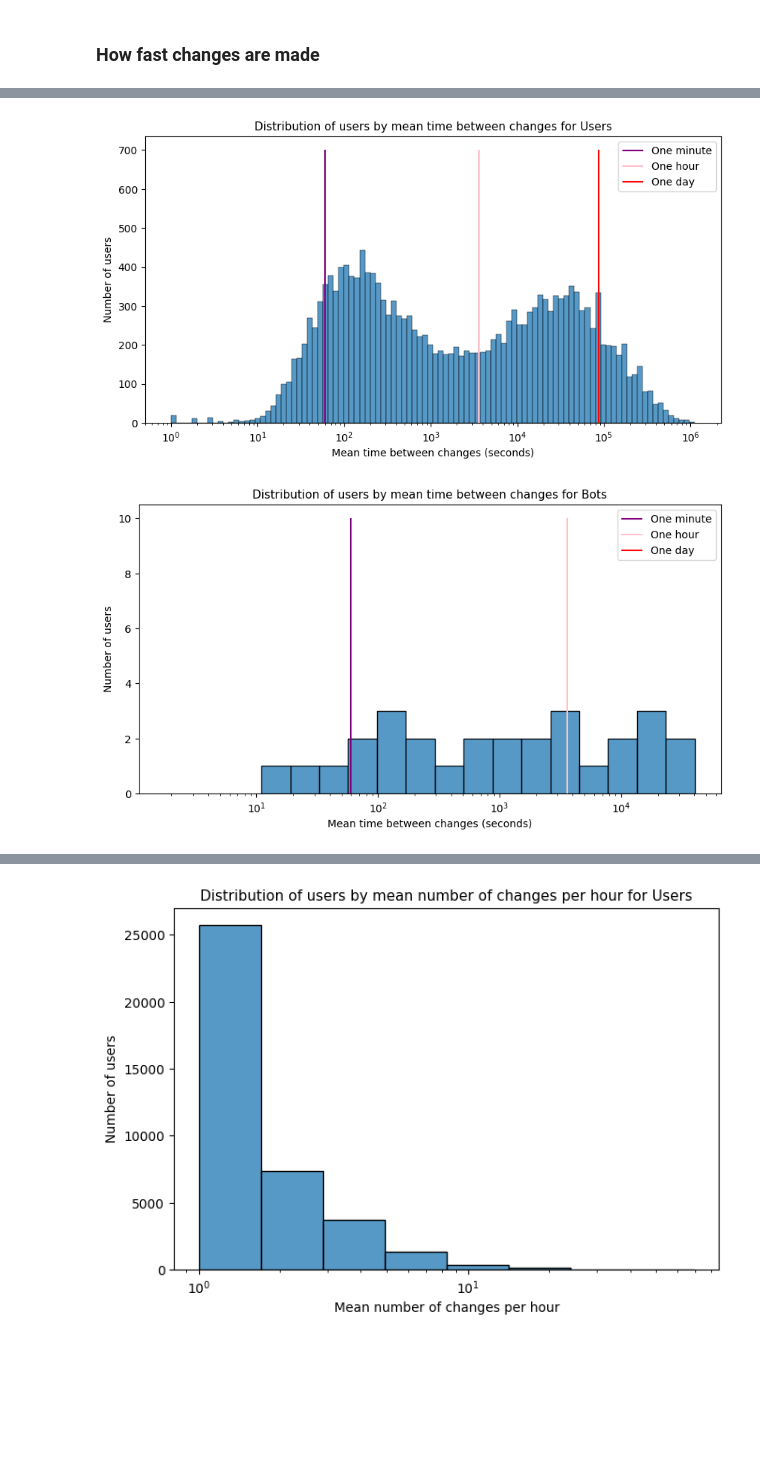
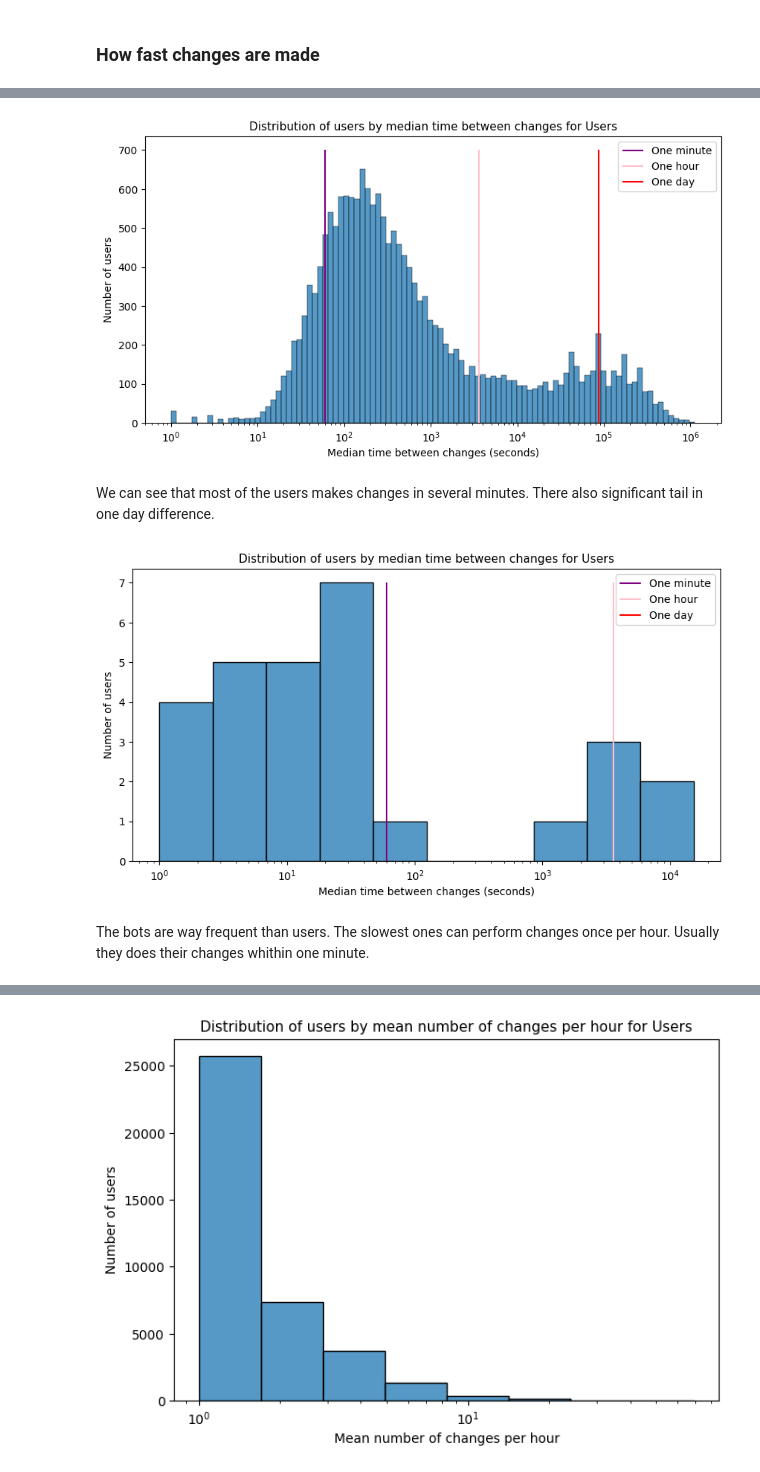
Before and after one commit to R1chrdson/bot_detection_mmdb23, a Jupyter notebook: classify_data/eda.ipynb, the cells around one changed output, grey strips where cells are left out. Cells and saved outputs as stored; diff of their text form; code cells hidden in the pictures; blank space fills up the shorter version.

```diff
--- a/classify_data/eda.ipynb
+++ b/classify_data/eda.ipynb
@@ -43,9 +79,10 @@ fig.set_size_inches(10, 5)
 # %% [markdown]
 ### How fast changes are made
 # %%
-dataset = dataset.sort_values(by=['user', 'timestamp'])
+dataset['timestamp_s'] = dataset['timestamp'].astype('datetime64[s]').astype(int)
 
-dataset['time_delta'] = dataset.groupby('user')['timestamp'].diff()
+dataset = dataset.sort_values(by=['user', 'timestamp_s'])
+dataset['time_delta'] = dataset.groupby('user').timestamp_s.diff()
 user_time_delta_data = dataset.dropna(subset=['time_delta'])
 # %%
 users_time_delta = pd.merge(
@@ -74,5 +115,6 @@ bot_series = dataset.groupby('user').bot.last()
 # %%
-users_time_delta = user_time_delta_data.groupby('user')['time_delta'].mean()
+bot_series = dataset.groupby('user')['bot'].max()
+users_time_delta = user_time_delta_data.groupby('user')['time_delta'].median()
 users_time_delta = pd.merge(users_time_delta, bot_series, left_index=True, right_index=True)
 users_time_delta['time_delta'].dropna(inplace=True)
 users_time_delta['time_delta'] = users_time_delta['time_delta'].astype('timedelta64[s]').astype(int)
@@ -80,9 +122,9 @@ users_time_delta['time_delta'] = users_time_delta['time_delta'].astype('timedelt
 users_time_delta_user = users_time_delta[users_time_delta['bot'] == False]
 
 sns.histplot(data=users_time_delta_user, x='time_delta', bins=100, log_scale=True)
-plt.title('Distribution of users by mean time between changes for Users', fontsize=11)
+plt.title('Distribution of users by median time between changes for Users', fontsize=11)
 plt.ylabel('Number of users')
-plt.xlabel('Mean time between changes (seconds)')
+plt.xlabel('Median time between changes (seconds)')
 
 plt.vlines(60, 0, 700, color='purple', label='One minute')
 plt.vlines(3600, 0, 700, color='pink', label='One hour')
@@ -92,21 +134,27 @@ plt.legend()
 fig = plt.gcf()
 fig.set_size_inches(10, 5)
 # %% [output]
-[figure, old version]
+[figure, new version]
+# %% [markdown]
+We can see that most of the users makes changes in several minutes.
+There also significant tail in one day difference.
 # %%
 users_time_delta_bot = users_time_delta[users_time_delta['bot'] == True]
 
-sns.histplot(data=users_time_delta_bot, x='time_delta', bins=15, log_scale=True)
-plt.title('Distribution of users by mean time between changes for Bots', fontsize=11)
+sns.histplot(data=users_time_delta_bot, x='time_delta', bins=10, log_scale=True)
+plt.title('Distribution of users by median time between changes for Users', fontsize=11)
 plt.ylabel('Number of users')
-plt.xlabel('Mean time between changes (seconds)')
+plt.xlabel('Median time between changes (seconds)')
 
-plt.vlines(60, 0, 10, color='purple', label='One minute')
-plt.vlines(3600, 0, 10, color='pink', label='One hour')
-plt.vlines(86400, 0, 10, color='red', label='One day')
+plt.vlines(60, 0, 7, color='purple', label='One minute')
+plt.vlines(3600, 0, 7, color='pink', label='One hour')
+plt.vlines(86400, 0, 7, color='red', label='One day')
 plt.legend()
 
 fig = plt.gcf()
 fig.set_size_inches(10, 5)
 # %% [output]
-[figure, old version]
+[figure, new version]
+# %% [markdown]
+The bots are way frequent than users. The slowest ones can perform changes once per hour.
+Usually they does their changes whithin one minute.
```
Also changed, not shown: parts of 26 cells of this notebook.
